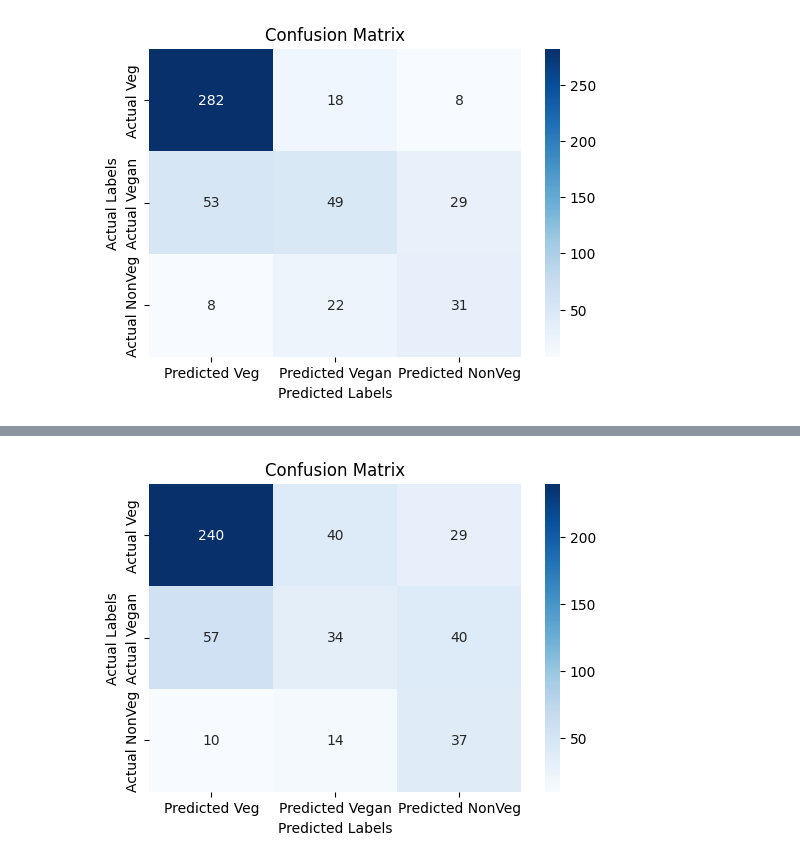
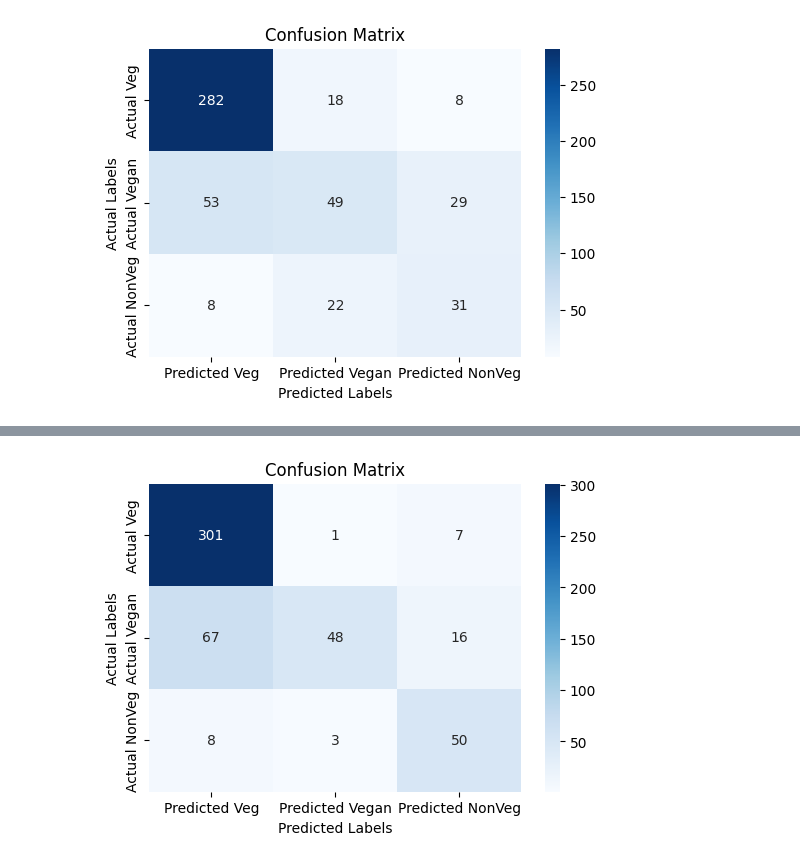
Before and after one commit to sahilnandimedala/llm-practice, a Jupyter notebook: task-result-analysis.ipynb, the cells around one changed output, grey strips where cells are left out. Drawn from its saved outputs; the diff is of its cells as text; code cells hidden in the pictures.

Commit message:
GPT 3.5,4 turbo and LLAMA2

```diff
--- a/task-result-analysis.ipynb
+++ b/task-result-analysis.ipynb
@@ -4,9 +4,11 @@ from sklearn.metrics import precision_score, accuracy_score, recall_score, f1_sc
 import seaborn as sb
 import matplotlib.pyplot as plt
 # %%
-manual_df = pd.read_excel("Working_Sample_Classification.xlsx")
-gemini_df = pd.read_csv("Gemini_raw_output_v6.csv")
-gpt_df = pd.read_csv("GPT-35-TURBO-Classification_v2.csv")
+manual_df = pd.read_excel("Main Evaluation Files/Working_Sample_Classification.xlsx")
+gemini_df = pd.read_csv("Main Evaluation Files/Gemini_raw_output_v6.csv")
+davinci_df = pd.read_csv("Main Evaluation Files/davinci-003-Classification_v2.csv")
+gpt_35_turbo_df = pd.read_csv("Main Evaluation Files/GPT_35_turbo_raw_output_v3.csv")
+gpt_4_turbo_df = pd.read_csv("Main Evaluation Files/GPT-4-TURBO_raw_output_v2.csv")
 # %%
 manual_df.info()
 gemini_df.info()
@@ -111,0 +126,10 @@ def display_confusion_matrix(cm):
+# %%
+# Join with GPT-4-turbo
+gpt_4_join = manual_df.join(gpt_4_turbo_df['GPT_4_turbo_OP'],on='id',how='inner')
+# %%
+# Calculation of Metrics
+actual_values = gpt_4_join['classification']
+annotated_values = gpt_4_join['GPT_4_turbo_OP']
+
+gpt_4_cm = confusion_matrix(actual_values,annotated_values)
+print_metrics(actual_values=actual_values,annotated_values=annotated_values)
@@ -117,5 +156,5 @@ display_confusion_matrix(gemini_cm)
 # %%
-#GPT Confusion Matrix
-display_confusion_matrix(gpt_cm)
+# GPT-4-turbo Confusion Matrix
+display_confusion_matrix(gpt_4_cm)
 # %% [output]
-[figure, old version]
+[figure, new version]
```
Also changed, not shown: parts of 17 cells of this notebook, 7 other files.
